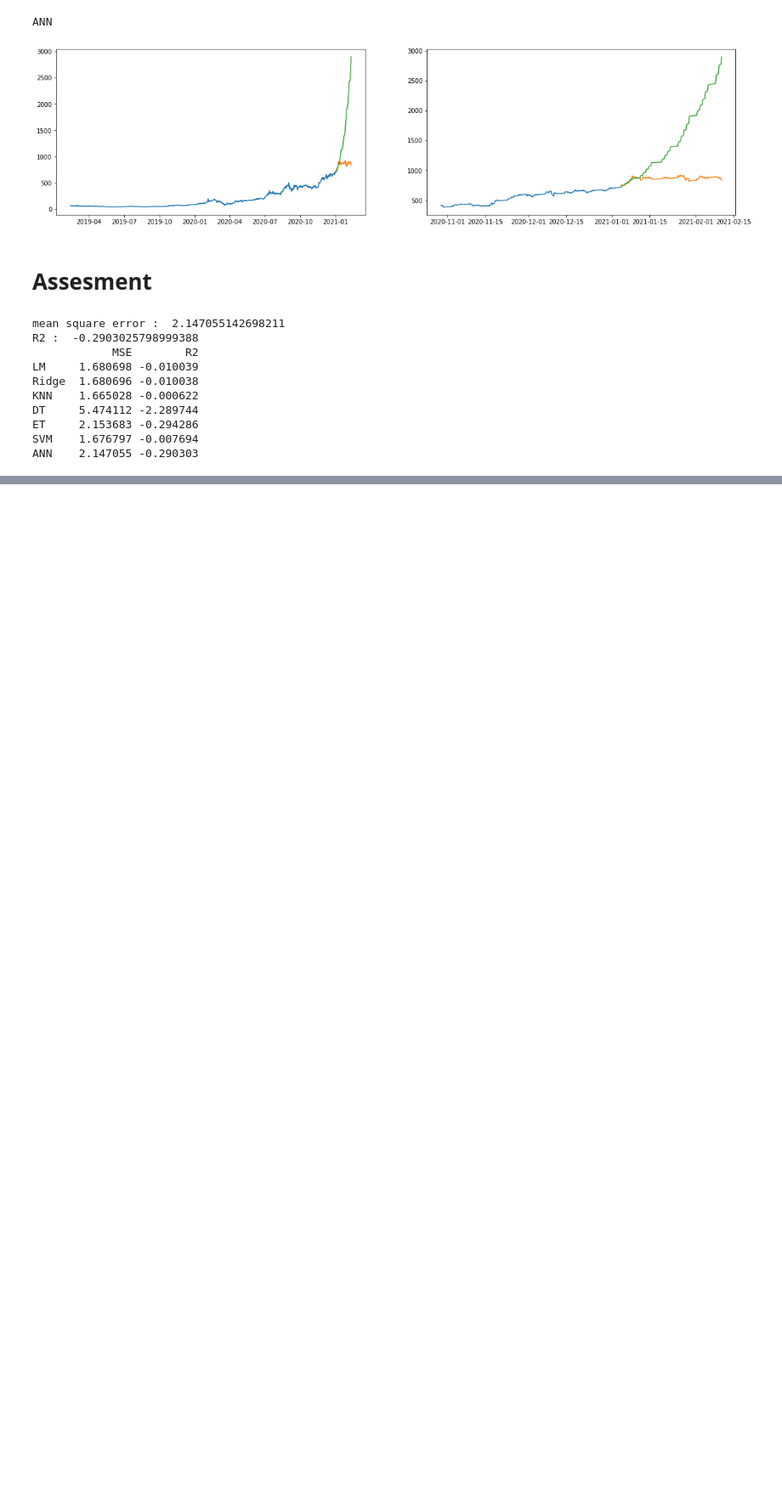
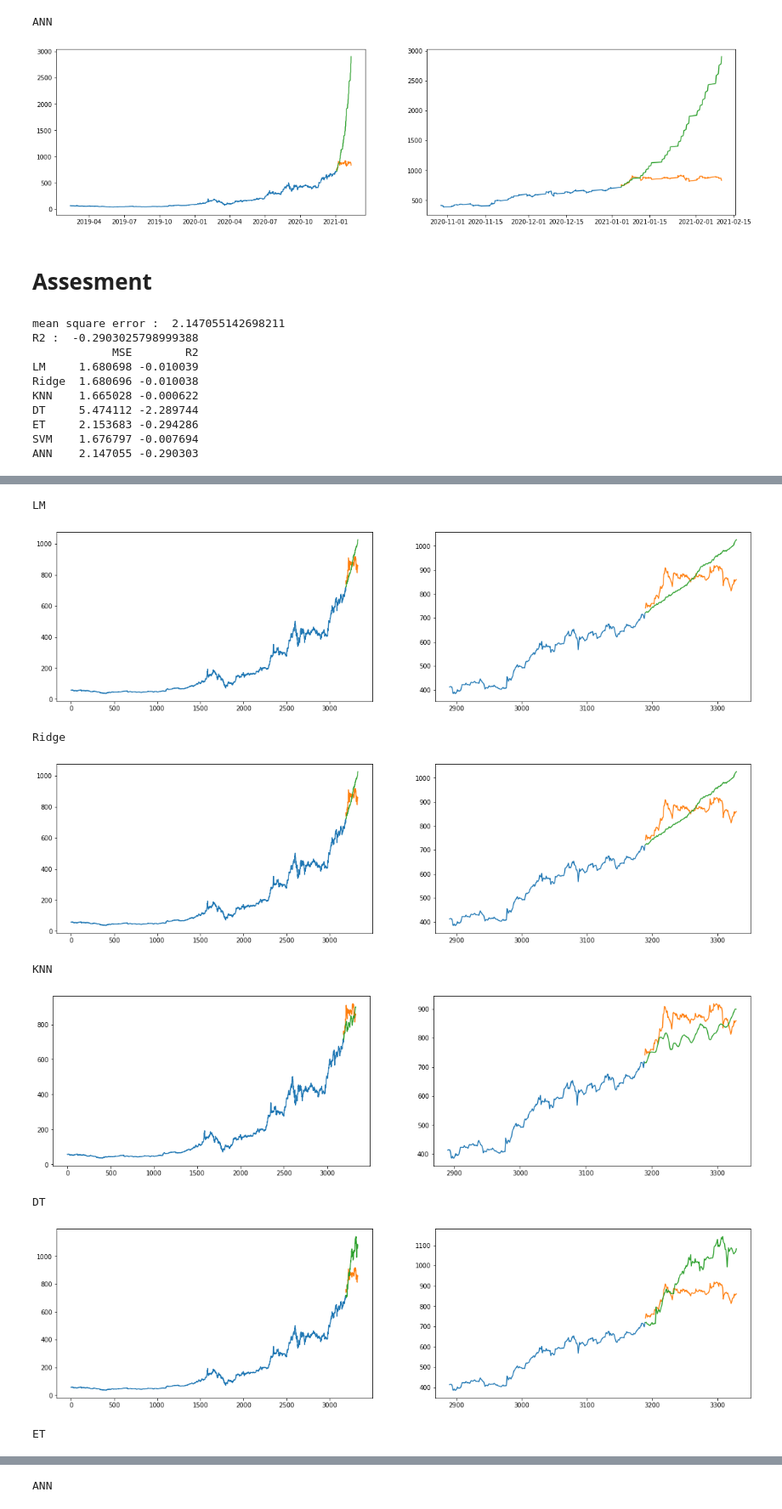
Before and after one commit to Sekarski/MasterThesis, a Jupyter notebook: exploration/MachineLearningApprochClean.ipynb, the cells around one changed output, grey strips where cells are left out. Shown: that part at 85% size. Cells and saved outputs as stored; diff of their text form; code cells hidden in the pictures; blank space fills up the shorter version.

```diff
--- a/exploration/MachineLearningApprochClean.ipynb
+++ b/exploration/MachineLearningApprochClean.ipynb
@@ -142,0 +151,2 @@ print(data.head(20))
+# %%
+data = shift(data,'returns',range(-35*4+1,35*4+1)).dropna()
@@ -143,6 +173,8 @@ print(data.head(20))
 # %%
 features = data[['tsla','musk','time']]
+features2 = data[['returns'+str(i) for i in range(-35*4,0)]+['tsla','musk','time']]
 response = data[['returns']]
-print(features)
-print(response)
+response2 = data[['returns']+['returns'+str(i) for i in range(1,35*4)]]
+print(features2)
+print(response2)
 # %% [output]
@@ -172,6 +204,10 @@ cut_idx = pd.Timestamp(cut_date)
 
 x_train, x_test = split_data(features,cut_idx)
 y_train, y_test = split_data(response,cut_idx)
+x2_train, x2_test = split_data(features2,cut_idx)
+y2_train, y2_test = split_data(response2,cut_idx)
+x2_train = x2_train[:-35*4]
+y2_train = y2_train[:-35*4]
 #print(x_train)
 #print(x_test)
 print(y_train)
@@ -249,0 +288,59 @@ ANN    2.147055 -0.290303
+# %%
+#reg['KNN'].fit(x2_train,y2_train)
+for model in reg:
+    reg[model].fit(x2_train,y2_train)
+# %%
+metrics = pd.DataFrame(index=reg.keys(),columns=["MSE","R2"])
+for model in reg: ####### reg
+    print(model)
+    y2_predict = reg[model].predict(x2_test)
+    y2_predict = pd.DataFrame(y2_predict, index=x2_test.index)
+
+    iidx = pd.Timestamp(pd.to_datetime(y2_train.index[0])+dt.timedelta(hours=-1))
+    #print(iidx)
+    initial = tsla_price.iloc[tsla_price.index.get_loc(iidx,method="pad")]
+    #print(initial)
+
+    y2_train_os = convert_from_logret(y2_train,initial)
+    y2_test_os = convert_from_logret(y2_test,data['Open'][cut_idx],axis=1)
+    y2_predict_os = convert_from_logret(y2_predict,data['Open'][cut_idx],axis=1)
+    #plot_predict(y_train,y_test,y_predict)
+    #plot_predict(y_train_os,y_test_os.iloc[0],y_predict_os.iloc[0])
+    #print(x2_train)
+    #plt.show()
+
+
+    fig, axs =plt.subplots(1,2,figsize=(20,5))
+
+    #n_train = len(y2_train_os['returns'])
+    n_train = len(data['Open'][:cut_idx])
+    n_test = len(y2_test_os.iloc[0])
+
+    axs[0].plot(range(n_train),data['Open'][:cut_idx])
+    axs[0].plot(range(n_train,n_train+n_test),y2_test_os.iloc[0])
+    axs[0].plot(range(n_train,n_train+n_test),y2_predict_os.iloc[0])
+    #axs[0].plot(range(3050+140-92),tsla_price.iloc[140:-140])
+
+
+
+    axs[1].plot(range(n_train-300,n_train),data['Open'][:cut_idx][-300:])
+    axs[1].plot(range(n_train,n_train+n_test),y2_test_os.iloc[0])
+    axs[1].plot(range(n_train,n_train+n_test),y2_predict_os.iloc[0])
+    #axs[1].plot(range(2750+140-92,3050+280-92),tsla_price.iloc[-440:])
+
+    plt.show()
+
+    metrics["MSE"][model] = mean_squared_error(y2_test, y2_predict)
+    metrics["R2"][model] = r2_score(y2_test,y2_predict)
+
+print(metrics)
+# %% [output]
+LM
+[figure, added]
+Ridge
+[figure, added]
+KNN
+[figure, added]
+DT
+[figure, added]
+ET
@@ -249,0 +348 @@ ANN    2.147055 -0.290303
+ANN
```
Also changed, not shown: parts of 9 cells of this notebook, 1 other file.
